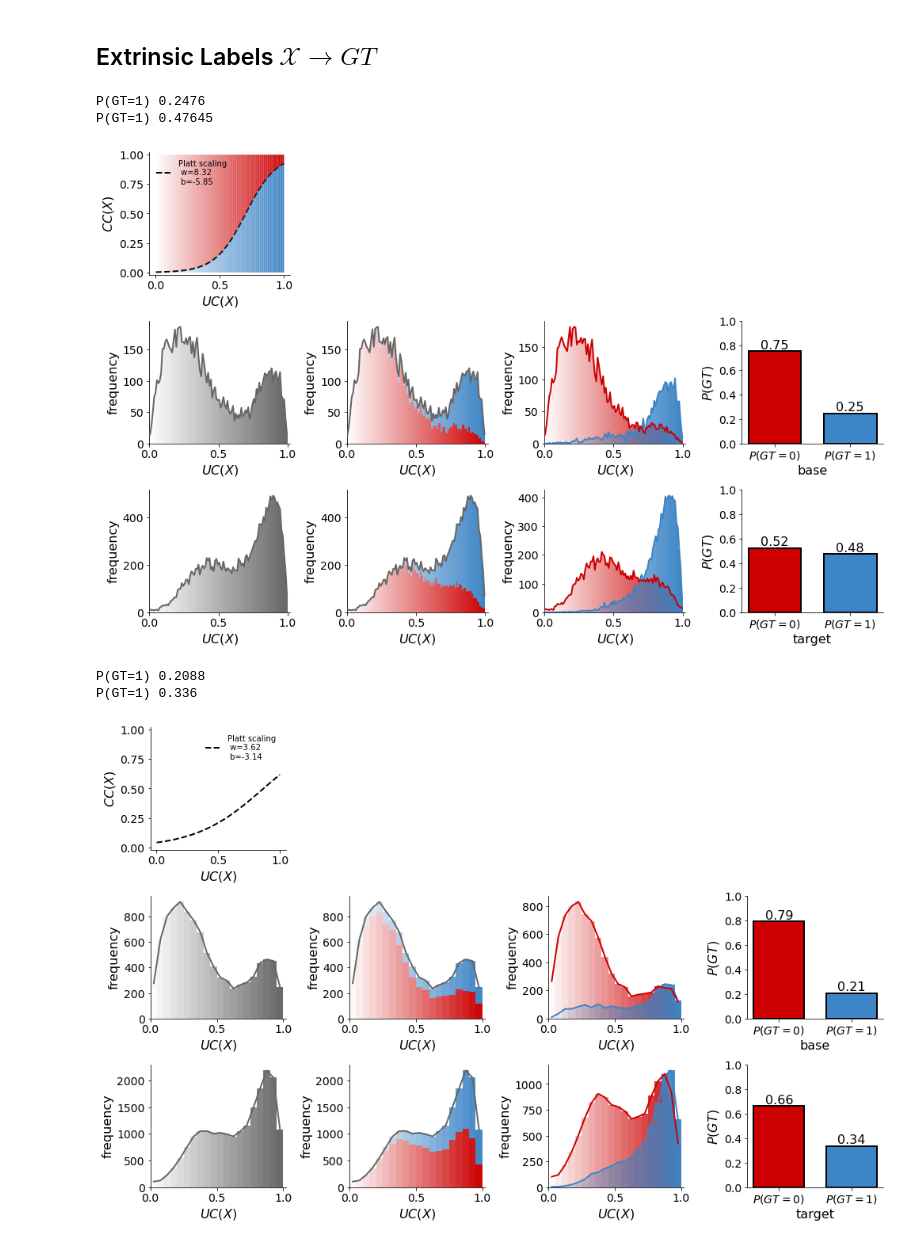
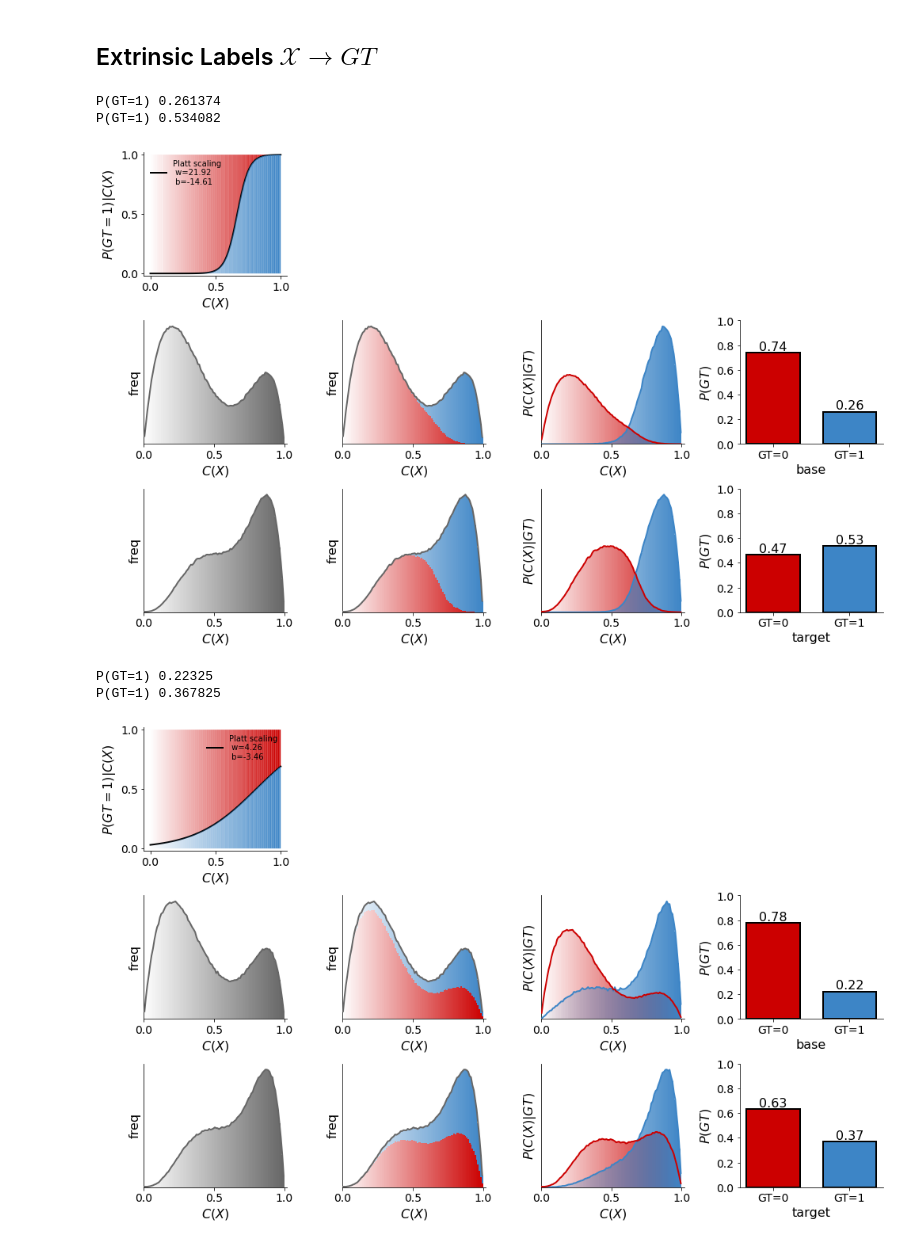
Before and after one commit to avalanchesiqi/prevalence-estimation-tutorial, a Jupyter notebook: code/Sec0-Data-Generating.ipynb, the cells around one changed output. Cells and saved outputs as stored; diff of their text form; code cells hidden in the pictures.

```diff
--- a/code/Sec0-Data-Generating.ipynb
+++ b/code/Sec0-Data-Generating.ipynb
@@ -444,41 +457,43 @@ def build_lr_regressor(w, b):
     return lr_regressor
 # %%
 # y -> x data simulation configuration
-w = 8.32
-b = -5.85
+w = 21.92
+b = -14.61
 
 good_lr_regressor = build_lr_regressor(w, b)
 
-any_density_rvs1 = MixtureModel([stats.beta(10, 2), stats.beta(2, 5), stats.uniform(0, 1)],
-                                weights=[0.25, 0.7, 0.05])
+any_density_rvs1 = MixtureModel([stats.beta(8, 2), stats.beta(2, 5), stats.uniform(0, 1)],
+                                weights=[0.29, 0.7, 0.01])
 
-any_density_rvs2 = MixtureModel([stats.beta(10, 2), stats.beta(4, 5), stats.uniform(0, 1)],
-                                weights=[0.55, 0.4, 0.05])
+any_density_rvs2 = MixtureModel([stats.beta(8, 2), stats.beta(4, 5), stats.uniform(0, 1)],
+                                weights=[0.59, 0.4, 0.01])
 
 extrinsic_label_data_generator(good_lr_regressor,
-                               [any_density_rvs1.rvs(10000), any_density_rvs2.rvs(20000)],
-                               period_list=['base', 'target'])
+                               [any_density_rvs1.rvs(1000000), any_density_rvs2.rvs(1000000)],
+                               period_list=['base', 'target'],
+                               name='dataset2')
 # %% [output]
-P(GT=1) 0.2476
-P(GT=1) 0.47645
+P(GT=1) 0.261374
+P(GT=1) 0.534082
-[figure, old version]
+[figure, new version]
 # %%
 # y -> x data simulation configuration
-w = 3.62
-b = -3.14
+w = 4.26
+b = -3.46
 
 bad_lr_regressor = build_lr_regressor(w, b)
 
-any_density_rvs1 = MixtureModel([stats.beta(10, 2), stats.beta(2, 5), stats.uniform(0, 1)],
-                                weights=[0.2, 0.7, 0.1])
+any_density_rvs1 = MixtureModel([stats.beta(8, 2), stats.beta(2, 5), stats.uniform(0, 1)],
+                                weights=[0.29, 0.7, 0.01])
 
-any_density_rvs2 = MixtureModel([stats.beta(10, 2), stats.beta(4, 5), stats.uniform(0, 1)],
-                                weights=[0.5, 0.4, 0.1])
+any_density_rvs2 = MixtureModel([stats.beta(8, 2), stats.beta(4, 5), stats.uniform(0, 1)],
+                                weights=[0.59, 0.4, 0.01])
 
 extrinsic_label_data_generator(bad_lr_regressor,
-                               [any_density_rvs1.rvs(10000), any_density_rvs2.rvs(20000)],
-                               period_list=['base', 'target'])
+                               [any_density_rvs1.rvs(1000000), any_density_rvs2.rvs(1000000)],
+                               period_list=['base', 'target'],
+                               name='dataset4')
 # %% [output]
-P(GT=1) 0.2088
-P(GT=1) 0.336
+P(GT=1) 0.22325
+P(GT=1) 0.367825
-[figure, old version]
+[figure, new version]
```
Also changed, not shown: parts of 8 cells of this notebook, 32 other files.
